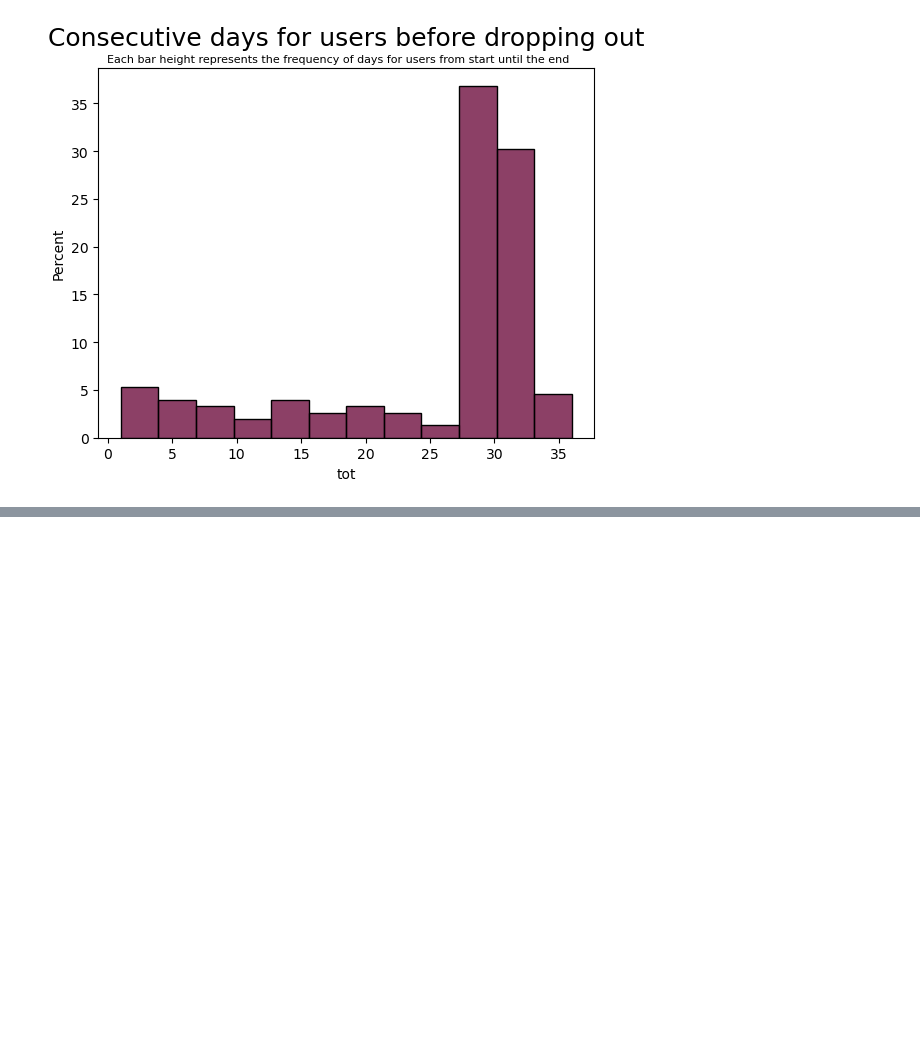
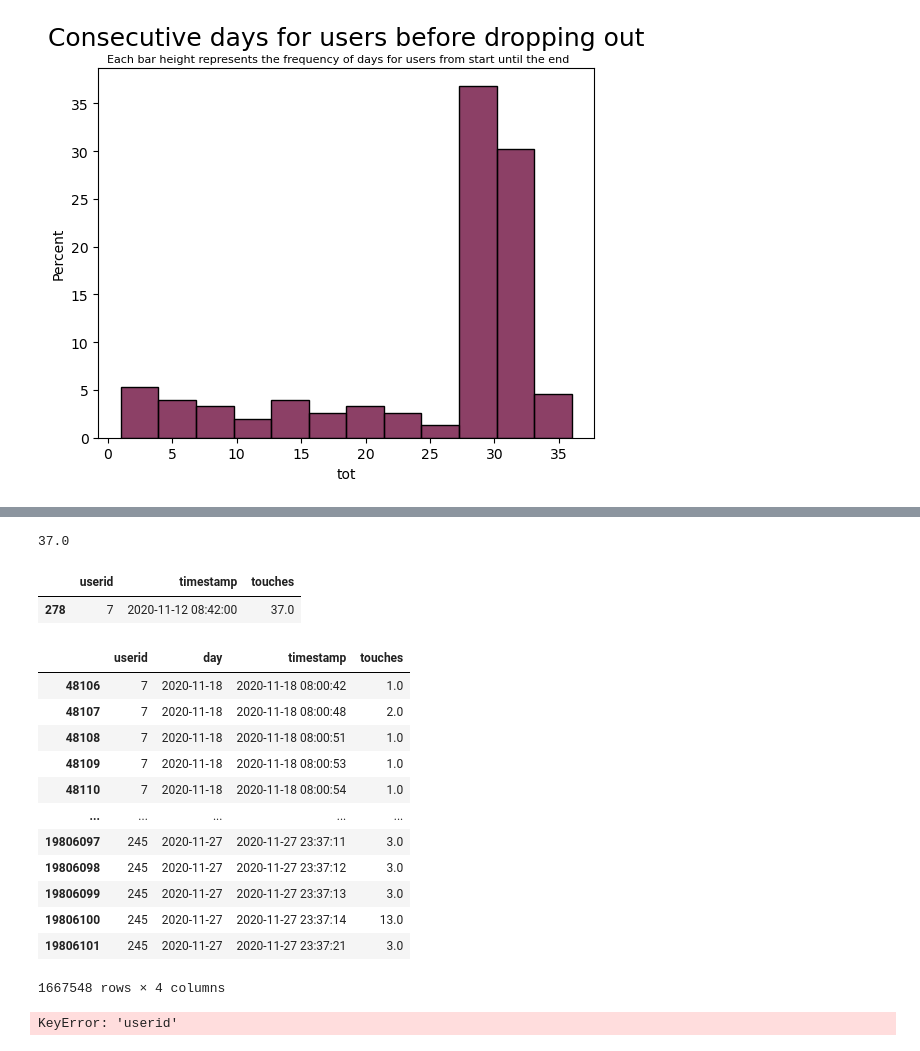
Before and after one commit to FluveFV/PhonePervasiveness, a Jupyter notebook: Data_preparation_and_cleaning.ipynb, the cells around one changed output, grey strips where cells are left out. Cells and saved outputs as stored; diff of their text form; code cells hidden in the pictures; blank space fills up the shorter version.

```diff
--- a/Data_preparation_and_cleaning.ipynb
+++ b/Data_preparation_and_cleaning.ipynb
@@ -336,0 +298,14 @@ df['circaday'] = df[(df['circaday'] == )]
+# %%
+dropouts = gantt_data[gantt_data.tot <= 14].userid
+
+print("Expected drop in user id count: from", gantt_data.shape[0], "to", gantt_data.shape[0] - len(dropouts))
+print(f'Rows of the whole dataset before selection: \n{color.BOLD}{by_second.shape[0]:,}{color.END}', )
+df = by_second[~by_second['userid'].isin(dropouts.astype(int))]
+df = df[df.day.dt.month == 11]
+df = df[df.day.dt.day <= 28]
+df = df[df.day.dt.day >= 11]
+
+to_keep = df.userid.unique()
+print(f'Rows of the whole dataset after selection: \n{color.BOLD}{df.shape[0]:,}{color.END}', )
+print("N° of users:", len(df.userid.unique()))
+filename = 'Processed Data/by_second_15.csv'
@@ -336,0 +505,4 @@ df['circaday'] = df[(df['circaday'] == )]
+# %%
+experiment = by_second[by_second['userid'].isin(dropouts.astype(int))]
+print(f'{experiment.shape[0]:,}')
+experiment.head()
@@ -336,0 +519,32 @@ df['circaday'] = df[(df['circaday'] == )]
+# %%
+experiment[(experiment.userid == 7) & (experiment.timestamp.dt.day == 12) &
+           (experiment.timestamp.dt.hour == 8) & (experiment.timestamp.dt.minute == 42)].touches.sum()
+# %% [output]
+37.0
+# %%
+result_df[(result_df.userid == 7) & (result_df.timestamp.dt.day == 12) &
+         (result_df.timestamp.dt.hour ==  8) & (result_df.timestamp.dt.minute==42)]
+# %% [output]
+|  | userid | timestamp | touches |
+| 278 | 7 | 2020-11-12 08:42:00 | 37.0 |
+# %%
+experiment
+# %% [output]
+|  | userid | day | timestamp | touches |
+| 48106 | 7 | 2020-11-18 | 2020-11-18 08:00:42 | 1.0 |
+| 48107 | 7 | 2020-11-18 | 2020-11-18 08:00:48 | 2.0 |
+| 48108 | 7 | 2020-11-18 | 2020-11-18 08:00:51 | 1.0 |
+| 48109 | 7 | 2020-11-18 | 2020-11-18 08:00:53 | 1.0 |
+| 48110 | 7 | 2020-11-18 | 2020-11-18 08:00:54 | 1.0 |
+| ... | ... | ... | ... | ... |
+| 19806097 | 245 | 2020-11-27 | 2020-11-27 23:37:11 | 3.0 |
+| 19806098 | 245 | 2020-11-27 | 2020-11-27 23:37:12 | 3.0 |
+| 19806099 | 245 | 2020-11-27 | 2020-11-27 23:37:13 | 3.0 |
+| 19806100 | 245 | 2020-11-27 | 2020-11-27 23:37:14 | 13.0 |
+| 19806101 | 245 | 2020-11-27 | 2020-11-27 23:37:21 | 3.0 |
+1667548 rows × 4 columns
+# %%
+temp[(temp['userid'] == 7) & (temp.timestamp.dt.day == 12) &
+           (temp.timestamp.dt.hour == 22) & (temp.timestamp.dt.minute == 55)]
+# %% [output]
+KeyError: 'userid'
```
Also changed, not shown: parts of 39 cells of this notebook.
